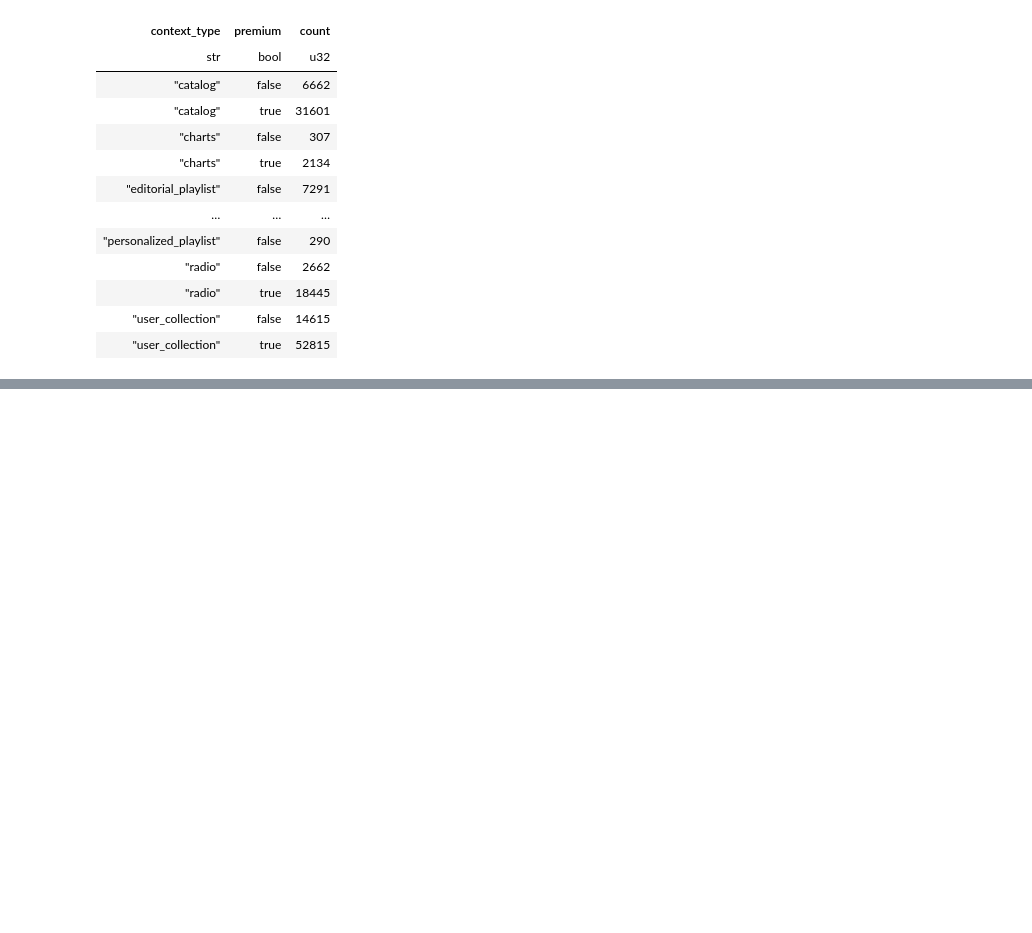
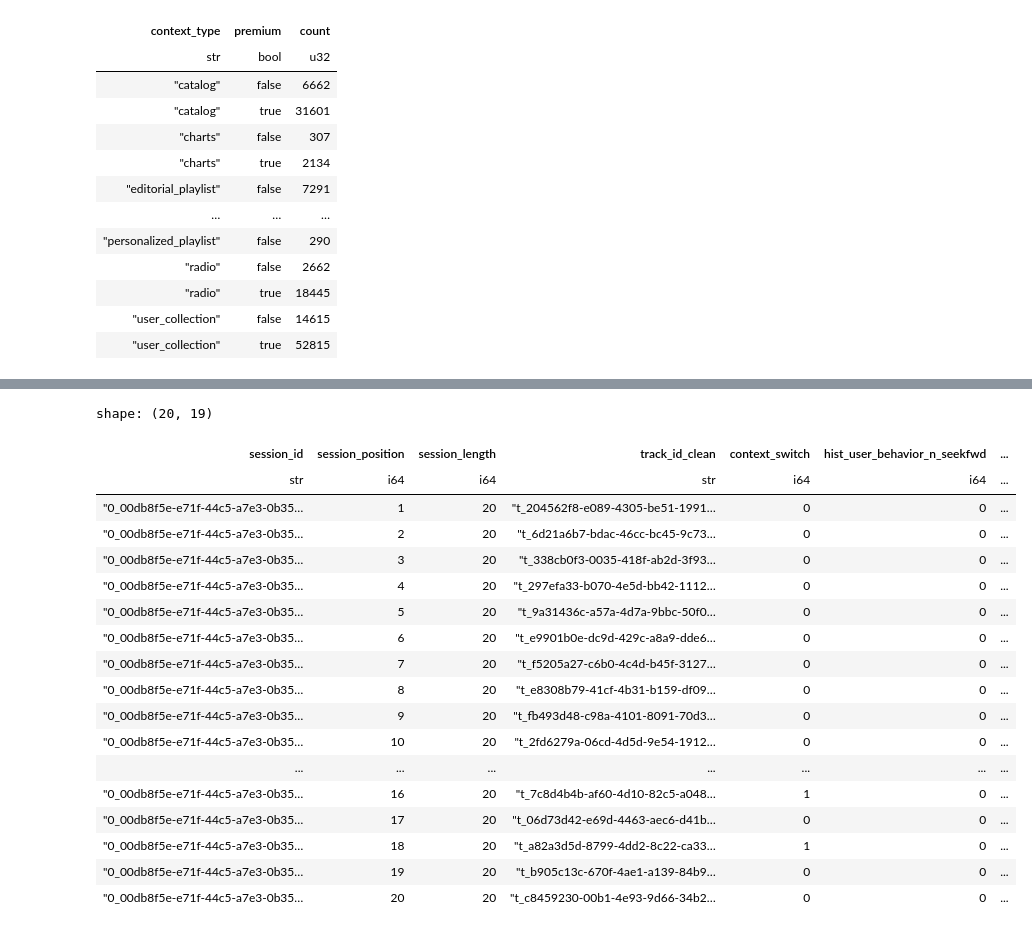
Before and after one commit to FiloDerba/tune-track, a Jupyter notebook: notebooks/exploration.ipynb, the cells around one changed output, grey strips where cells are left out. Saved outputs shown, nothing was run; the diff lists cells and outputs as text; code cells hidden in the pictures; blank space fills up the shorter version.

```diff
--- a/notebooks/exploration.ipynb
+++ b/notebooks/exploration.ipynb
@@ -115,0 +245,23 @@ chart
+# %%
+id = df_sessions.filter(pl.col("hist_user_behavior_reason_start") == 'clickrow').sample(n=1).select("session_id").to_numpy()[0][0]
+df_sessions.filter(pl.col("session_id") == id)
+# %% [output]
+shape: (20, 19)
+| session_id | session_position | session_length | track_id_clean | context_switch | hist_user_behavior_n_seekfwd | ... |
+| str | i64 | i64 | str | i64 | i64 | ... |
+| "0_00db8f5e-e71f-44c5-a7e3-0b35… | 1 | 20 | "t_204562f8-e089-4305-be51-1991… | 0 | 0 | ... |
+| "0_00db8f5e-e71f-44c5-a7e3-0b35… | 2 | 20 | "t_6d21a6b7-bdac-46cc-bc45-9c73… | 0 | 0 | ... |
+| "0_00db8f5e-e71f-44c5-a7e3-0b35… | 3 | 20 | "t_338cb0f3-0035-418f-ab2d-3f93… | 0 | 0 | ... |
+| "0_00db8f5e-e71f-44c5-a7e3-0b35… | 4 | 20 | "t_297efa33-b070-4e5d-bb42-1112… | 0 | 0 | ... |
+| "0_00db8f5e-e71f-44c5-a7e3-0b35… | 5 | 20 | "t_9a31436c-a57a-4d7a-9bbc-50f0… | 0 | 0 | ... |
+| "0_00db8f5e-e71f-44c5-a7e3-0b35… | 6 | 20 | "t_e9901b0e-dc9d-429c-a8a9-dde6… | 0 | 0 | ... |
+| "0_00db8f5e-e71f-44c5-a7e3-0b35… | 7 | 20 | "t_f5205a27-c6b0-4c4d-b45f-3127… | 0 | 0 | ... |
+| "0_00db8f5e-e71f-44c5-a7e3-0b35… | 8 | 20 | "t_e8308b79-41cf-4b31-b159-df09… | 0 | 0 | ... |
+| "0_00db8f5e-e71f-44c5-a7e3-0b35… | 9 | 20 | "t_fb493d48-c98a-4101-8091-70d3… | 0 | 0 | ... |
+| "0_00db8f5e-e71f-44c5-a7e3-0b35… | 10 | 20 | "t_2fd6279a-06cd-4d5d-9e54-1912… | 0 | 0 | ... |
+| ... | ... | ... | ... | ... | ... | ... |
+| "0_00db8f5e-e71f-44c5-a7e3-0b35… | 16 | 20 | "t_7c8d4b4b-af60-4d10-82c5-a048… | 1 | 0 | ... |
+| "0_00db8f5e-e71f-44c5-a7e3-0b35… | 17 | 20 | "t_06d73d42-e69d-4463-aec6-d41b… | 0 | 0 | ... |
+| "0_00db8f5e-e71f-44c5-a7e3-0b35… | 18 | 20 | "t_a82a3d5d-8799-4dd2-8c22-ca33… | 1 | 0 | ... |
+| "0_00db8f5e-e71f-44c5-a7e3-0b35… | 19 | 20 | "t_b905c13c-670f-4ae1-a139-84b9… | 0 | 0 | ... |
+| "0_00db8f5e-e71f-44c5-a7e3-0b35… | 20 | 20 | "t_c8459230-00b1-4e93-9d66-34b2… | 0 | 0 | ... |
```
Also changed, not shown: parts of 5 cells of this notebook, 4 other files.
